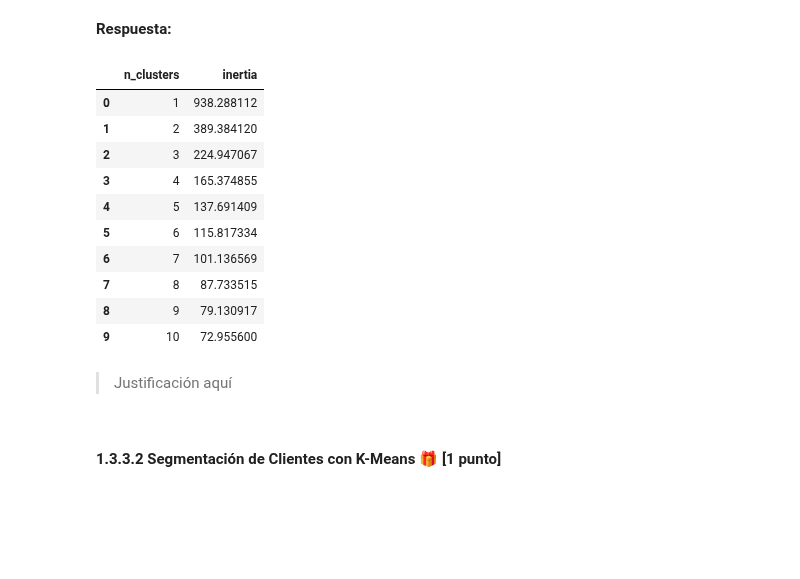
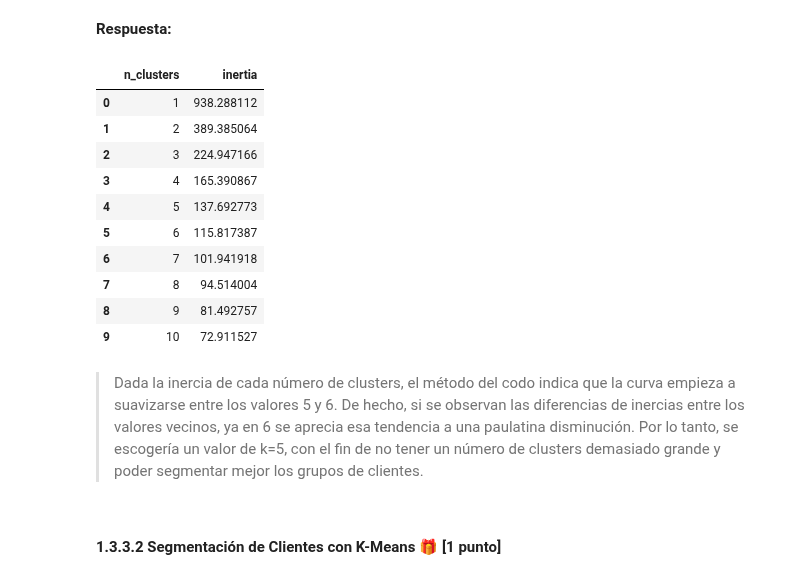
Before and after one commit to SimonSanfeliu/MDS7202-BS, a Jupyter notebook: L7/Lab7_Becerra_Sanfeliú.ipynb, the cells around one changed output. Drawn from its saved outputs; the diff is of its cells as text; code cells hidden in the pictures; blank space fills up the shorter version.

```diff
--- a/L7/Lab7_Becerra_Sanfeliú.ipynb
+++ b/L7/Lab7_Becerra_Sanfeliú.ipynb
@@ -172,7 +172,19 @@ Una referencia que le puede ser útil es el [documento original](https://www.res
 # %%
 def custom_features(dataframe_in):
     """
-    Agregar dosctring
+       Función que calcula las siguientes métricas para cada cliente:
+
+       Length: Tiempo en días desde la primera compra hasta la última.
+       Recency: Tiempo en días desde la última compra hasta el final del periodo.
+       Monetary: Media del gasto por compra.
+       Frequency: Número de compras.
+       Periodicity: Desviación estándar del tiempo entre compras.
+
+       Parámetros:
+              dataframe_in: DataFrame de entrada.
+
+       Salida:
+              new_df: DataFrame de salida con las métricas calculadas.
     """
     #Verificando que sea un dataframe
     assert type(dataframe_in) == pd.DataFrame
@@ -246,6 +258,13 @@ Con esto buscamos que los valores que componen a las columnas se muevan en el ra
 **Respuesta:**
 # %%
 class MinMax(BaseEstimator, TransformerMixin):
+    """
+        Clase que implementa la normalización MinMax.
+
+        Parámetros:
+        BaseEstimator: Clase base para todos los estimadores de sklearn.
+        TransformerMixin: Clase que implementa el método fit_transform.
+    """
     def fit(self, X, y=None):
         return self
     def transform(self, X):
@@ -294,35 +313,44 @@ A través del grafico obtenido, comente y justifique que valor de k escogería p
 # %%
 # Definiendo el estado aleatorio
 RANDOM_STATE = 42
 
 # Creando la pipeline para K-Means
 def pipeline_k(k):
+    """
+        Función que crea la pipeline para el método de K-Means.
+
+        Parámetros:
+        k: Número de clusters.
+
+        Salida:
+        pipeline: Pipeline para el método de K-Means.
+    """
     pipeline = Pipeline([
         ("LRMFP", FunctionTransformer(custom_features)),
         ("Scaler", ColumnTransformer([("norm", MinMax(), ["Length", "Recency", "Frequency", "Monetary", "Periodicity"])])),
-        ("K-Means", KMeans(n_clusters=k, random_state=RANDOM_STATE))
+        ("K-Means", KMeans(n_clusters=k, random_state=RANDOM_STATE, n_init="auto"))
     ])
     return pipeline
 
 # Obteniendo las inertias para el método del codo
 inertias = [
     [k, pipeline_k(k).fit(df_retail)["K-Means"].inertia_]
     for k in range(1,21)
 ]
 inertias = pd.DataFrame(inertias, columns=["n_clusters", "inertia"])
 inertias.head(10)
 # %% [output]
 |  | n_clusters | inertia |
 | 0 | 1 | 938.288112 |
-| 1 | 2 | 389.384120 |
-| 2 | 3 | 224.947067 |
-| 3 | 4 | 165.374855 |
-| 4 | 5 | 137.691409 |
-| 5 | 6 | 115.817334 |
-| 6 | 7 | 101.136569 |
-| 7 | 8 | 87.733515 |
-| 8 | 9 | 79.130917 |
-| 9 | 10 | 72.955600 |
+| 1 | 2 | 389.385064 |
+| 2 | 3 | 224.947166 |
+| 3 | 4 | 165.390867 |
+| 4 | 5 | 137.692773 |
+| 5 | 6 | 115.817387 |
+| 6 | 7 | 101.941918 |
+| 7 | 8 | 94.514004 |
+| 8 | 9 | 81.492757 |
+| 9 | 10 | 72.911527 |
 # %%
 # Gráfico para el método del codo
 px.line(
@@ -333,8 +361,8 @@ px.line(
     height=600,
     markers=True,
 )
-# %% [markdown]
-> Justificación aquí
+# %% [markdown]
+> Dada la inercia de cada número de clusters, el método del codo indica que la curva empieza a suavizarse entre los valores 5 y 6. De hecho, si se observan las diferencias de inercias entre los valores vecinos, ya en 6 se aprecia esa tendencia a una paulatina disminución. Por lo tanto, se escogería un valor de k=5, con el fin de no tener un número de clusters demasiado grande y poder segmentar mejor los grupos de clientes.
 # %% [markdown]
 #### 1.3.3.2 Segmentación de Clientes con K-Means 🎁 [1 punto]
 # %% [markdown]
```
Also changed, not shown: parts of 7 cells of this notebook.
